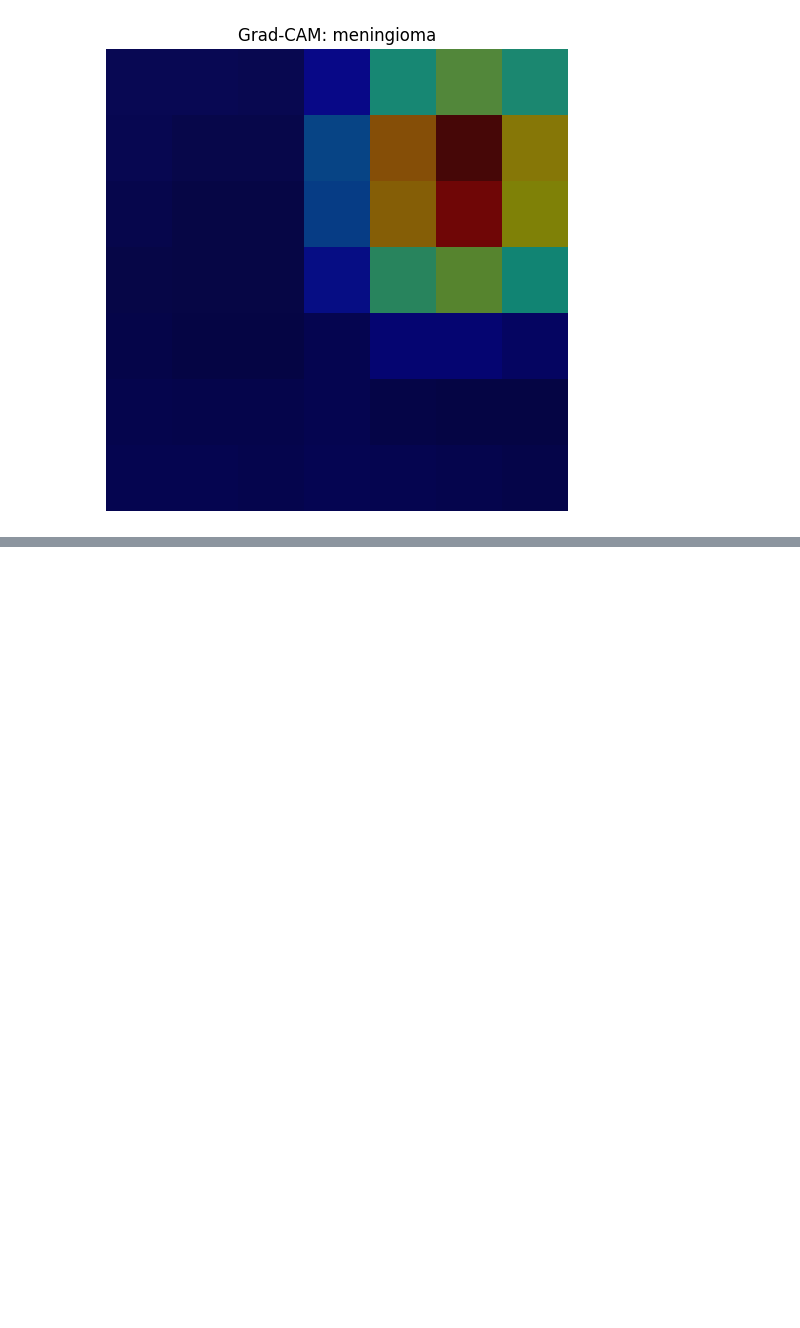
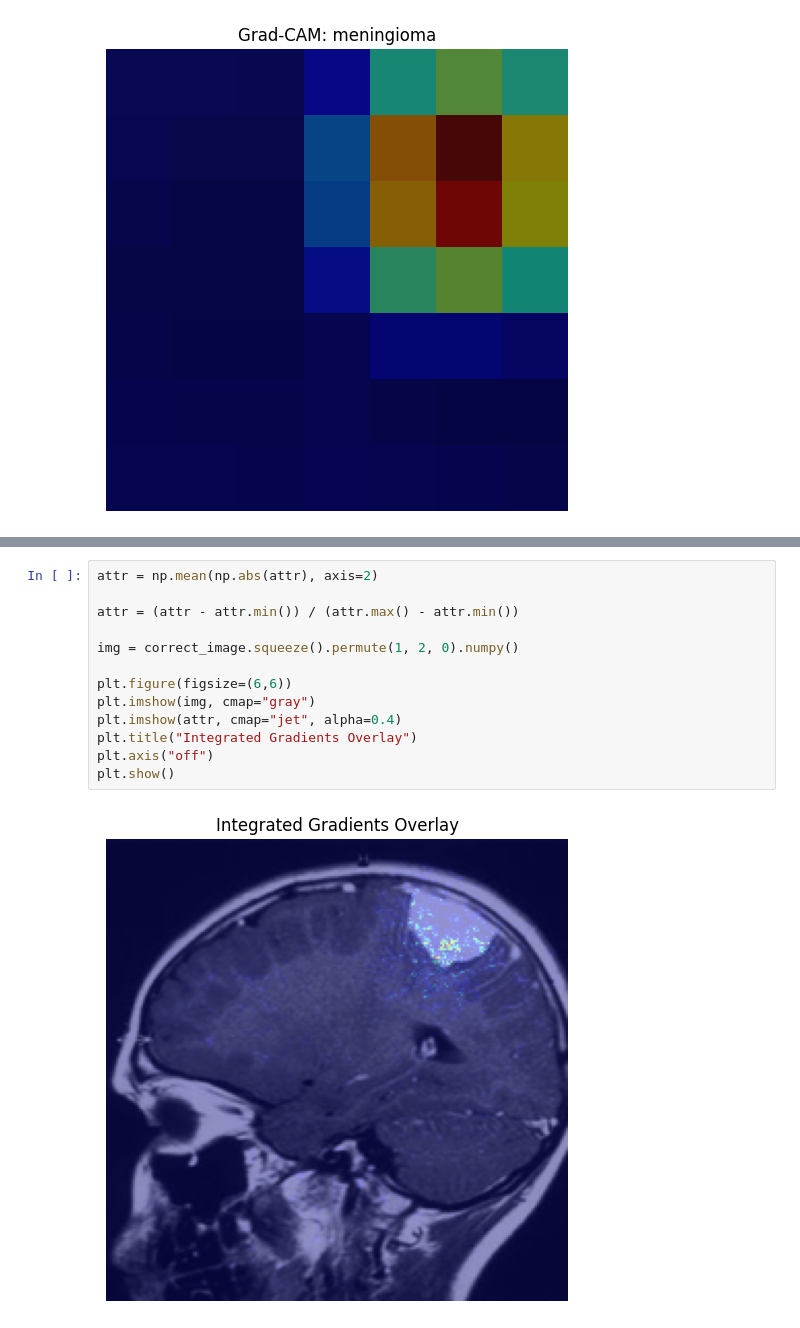
Before and after one commit to ccai2053/brisc2025-brain-tumor-project, a Jupyter notebook: notebooks/interpretability_demo.ipynb, the cells around one changed output, grey strips where cells are left out. Saved outputs shown, nothing was run; the diff lists cells and outputs as text; blank space fills up the shorter version.

```diff
--- a/notebooks/interpretability_demo.ipynb
+++ b/notebooks/interpretability_demo.ipynb
@@ -131,0 +151,15 @@ plt.show()
+# %%
+attr = np.mean(np.abs(attr), axis=2)
+
+attr = (attr - attr.min()) / (attr.max() - attr.min())
+
+img = correct_image.squeeze().permute(1, 2, 0).numpy()
+
+plt.figure(figsize=(6,6))
+plt.imshow(img, cmap="gray")
+plt.imshow(attr, cmap="jet", alpha=0.4)
+plt.title("Integrated Gradients Overlay")
+plt.axis("off")
+plt.show()
+# %% [output]
+[figure, added]
```
Also changed, not shown: parts of 2 cells of this notebook.
